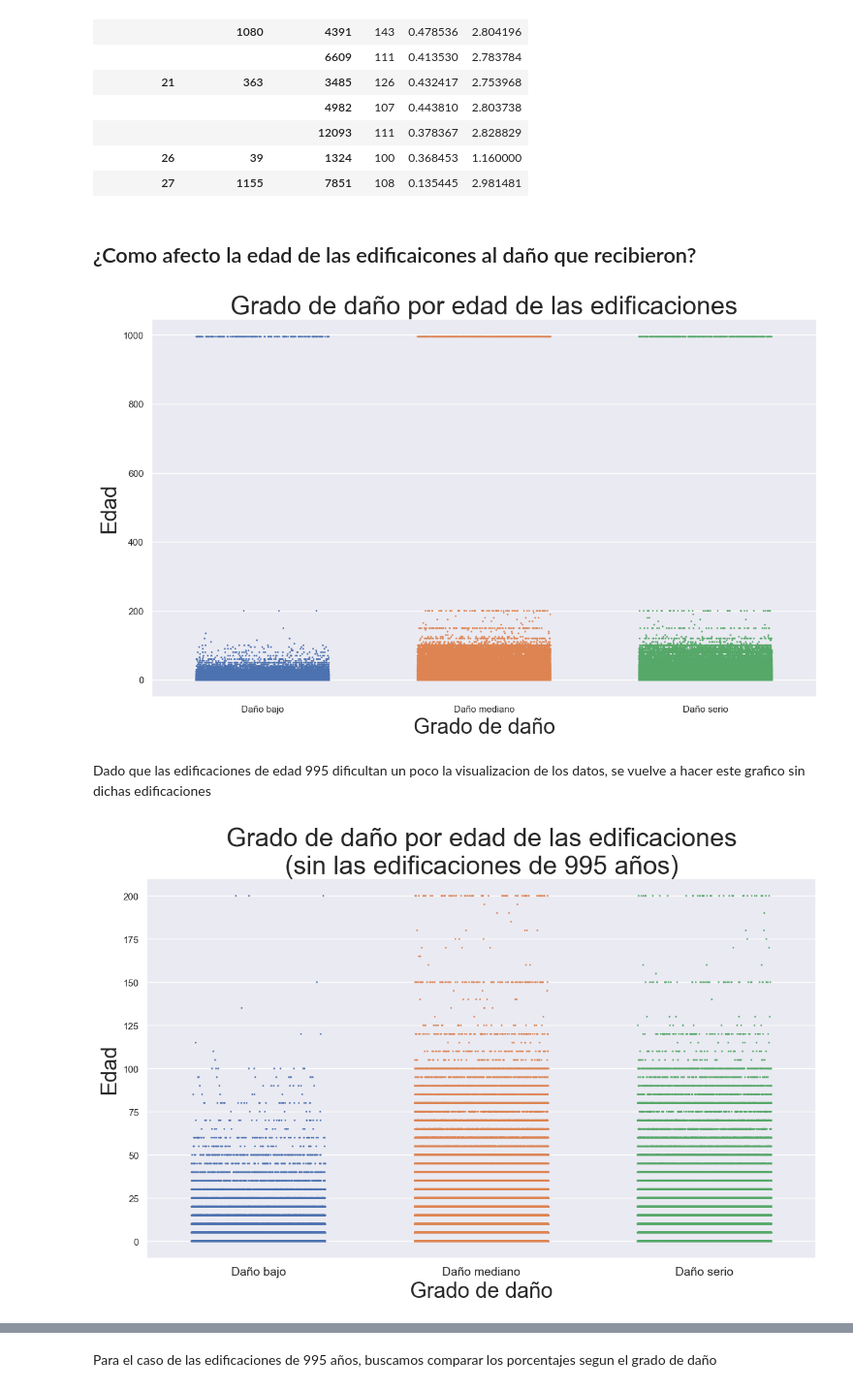
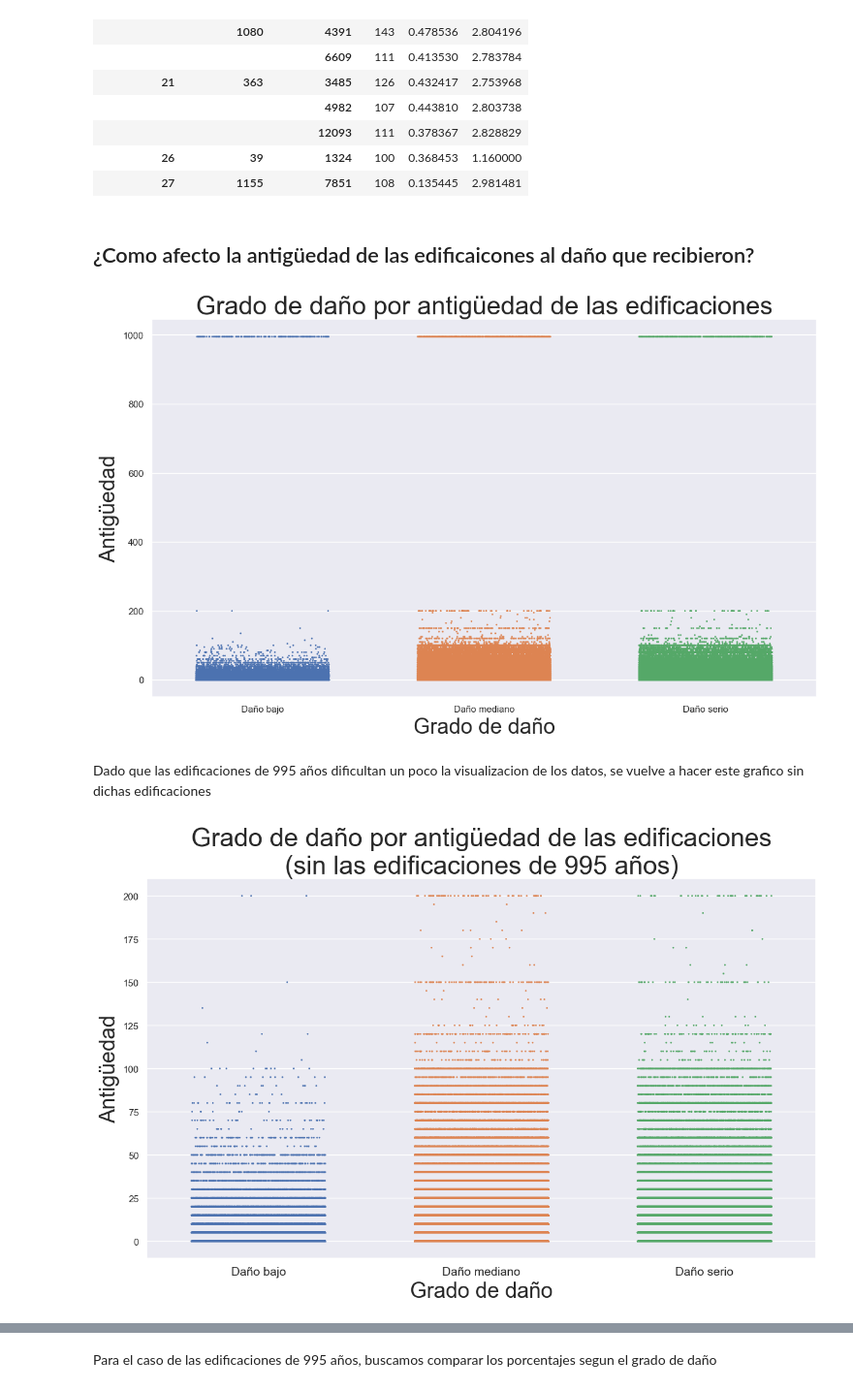
Before and after one commit to GuidoBergman/Datos---Tp1, a Jupyter notebook: Tp-Guido.ipynb, the cells around one changed output, grey strips where cells are left out. Shown at 97% size. Cells and saved outputs as stored; diff of their text form; code cells hidden in the pictures.

```diff
--- a/Tp-Guido.ipynb
+++ b/Tp-Guido.ipynb
@@ -302,34 +304,34 @@ aux.loc[(aux['count']>=100) & (aux['std']<= 0.5) &
 | 26 | 39 | 1324 | 100 | 0.368453 | 1.160000 |
 | 27 | 1155 | 7851 | 108 | 0.135445 | 2.981481 |
 # %% [markdown]
-## ¿Como afecto la edad de las edificaicones al daño que recibieron?
+## ¿Como afecto la antigüedad de las edificaicones al daño que recibieron?
 # %%
 fig, ax = plt.subplots(figsize=(14,8))
 sns.stripplot(data=values, x="damage_grade", y="age",
               jitter=0.3, size=2)
-ax.set_title('Grado de daño por edad de las edificaciones',
+ax.set_title('Grado de daño por antigüedad de las edificaciones',
              fontsize=30)
 ax.set_xlabel('Grado de daño', fontsize = 25)
-ax.set_ylabel('Edad', fontsize = 25)
+ax.set_ylabel('Antigüedad', fontsize = 25)
 ax.set_xticklabels(['Daño bajo', 'Daño mediano', 'Daño serio'])
 plt.show()
 # %% [output]
-[figure, old version]
+[figure, new version]
 # %% [markdown]
-Dado que las edificaciones de edad 995 dificultan un poco la visualizacion de los datos, se vuelve a hacer este grafico sin dichas edificaciones
+Dado que las edificaciones de 995 años dificultan un poco la visualizacion de los datos, se vuelve a hacer este grafico sin dichas edificaciones
 # %%
 fig, ax = plt.subplots(figsize=(14,8))
 sns.stripplot(data=values.loc[values['age'] != 995,:],
               x="damage_grade", y="age",
               jitter=0.3, size=2)
-ax.set_title('Grado de daño por edad de las edificaciones\n'
+ax.set_title('Grado de daño por antigüedad de las edificaciones\n'
              '(sin las edificaciones de 995 años)',
              fontsize=30)
 ax.set_xlabel('Grado de daño', fontsize = 25)
-ax.set_ylabel('Edad', fontsize = 25)
+ax.set_ylabel('Antigüedad', fontsize = 25)
 ax.set_xticklabels(['Daño bajo', 'Daño mediano', 'Daño serio'],
                   fontsize=14)
 plt.show()
 # %% [output]
-[figure, old version]
+[figure, new version]
 # %% [markdown]
```
Also changed, not shown: parts of 9 cells of this notebook, 1 other file.
